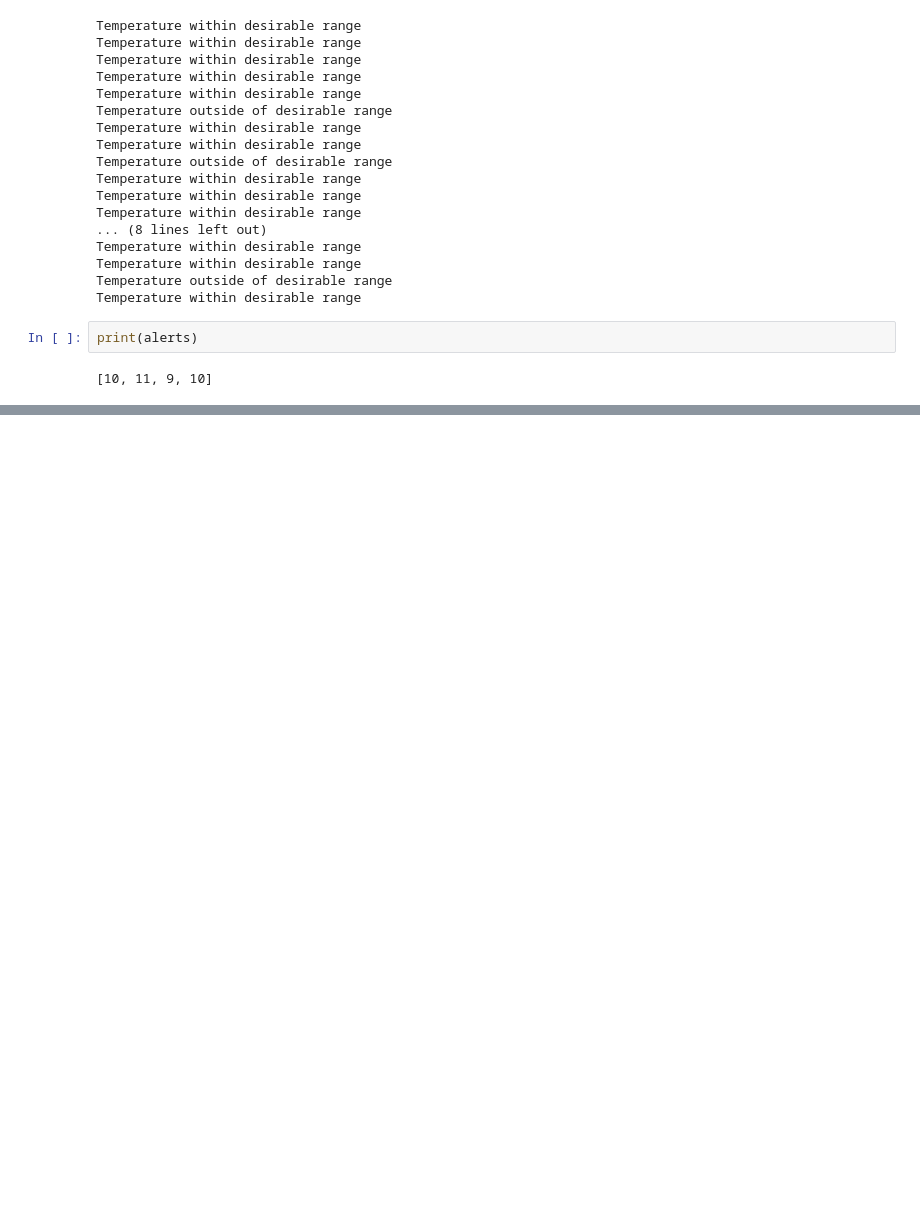
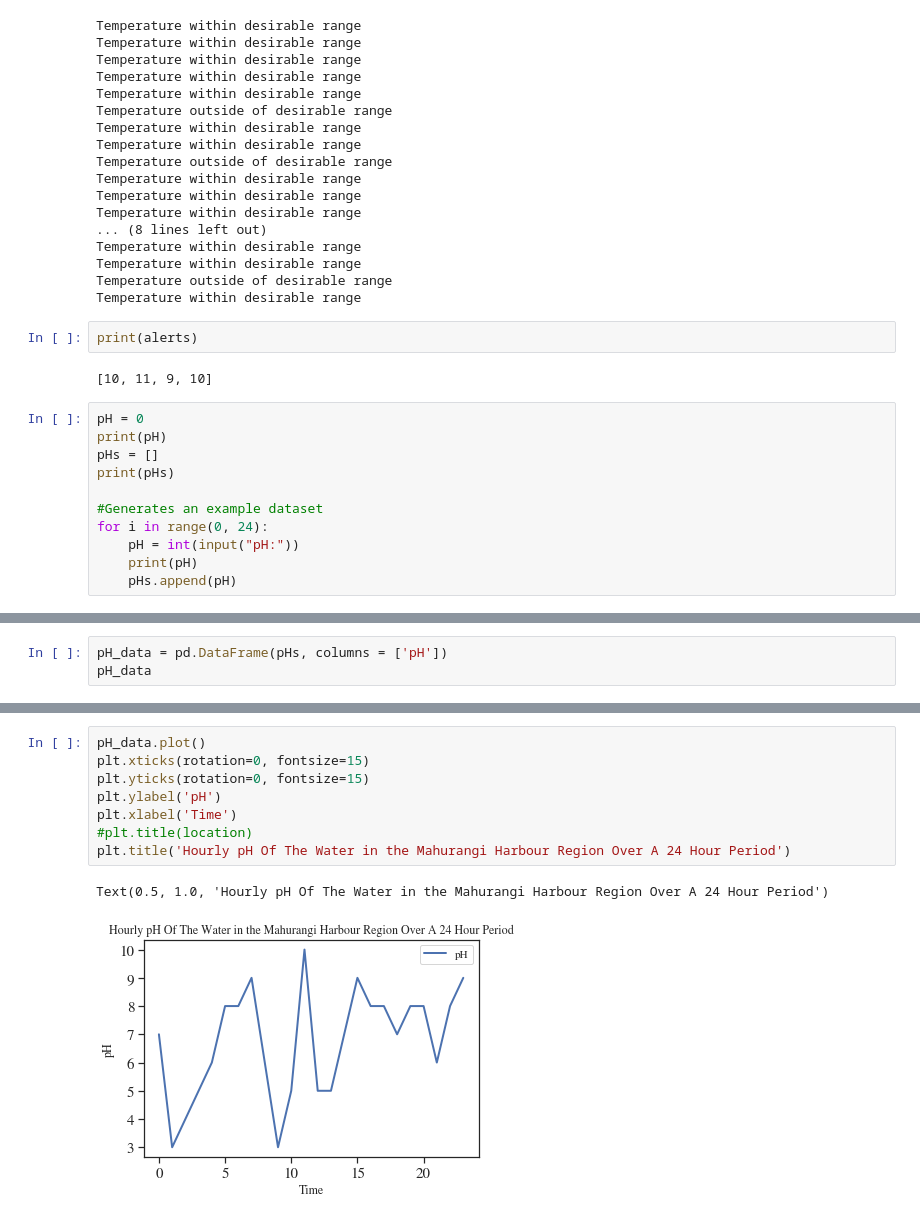
Before and after one commit to xwan438/Auqua, a Jupyter notebook: 159333_aquatech.ipynb, the cells around one changed output, grey strips where cells are left out. Saved outputs shown, nothing was run; the diff lists cells and outputs as text; blank space fills up the shorter version.

```diff
--- a/159333_aquatech.ipynb
+++ b/159333_aquatech.ipynb
@@ -121,3 +121,14 @@ Temperature within desirable range
 print(alerts)
 # %% [output]
 [10, 11, 9, 10]
+# %%
+pH = 0
+print(pH)
+pHs = []
+print(pHs)
+
+#Generates an example dataset
+for i in range(0, 24):
+    pH = int(input("pH:"))
+    print(pH)
+    pHs.append(pH)
@@ -123,0 +157,3 @@ print(alerts)
+# %%
+pH_data = pd.DataFrame(pHs, columns = ['pH'])
+pH_data
@@ -123,0 +178,11 @@ print(alerts)
+# %%
+pH_data.plot()
+plt.xticks(rotation=0, fontsize=15)
+plt.yticks(rotation=0, fontsize=15)
+plt.ylabel('pH')
+plt.xlabel('Time')
+#plt.title(location)
+plt.title('Hourly pH Of The Water in the Mahurangi Harbour Region Over A 24 Hour Period')
+# %% [output]
+Text(0.5, 1.0, 'Hourly pH Of The Water in the Mahurangi Harbour Region Over A 24 Hour Period')
+[figure, added]
```
Also changed, not shown: parts of 6 cells of this notebook.
